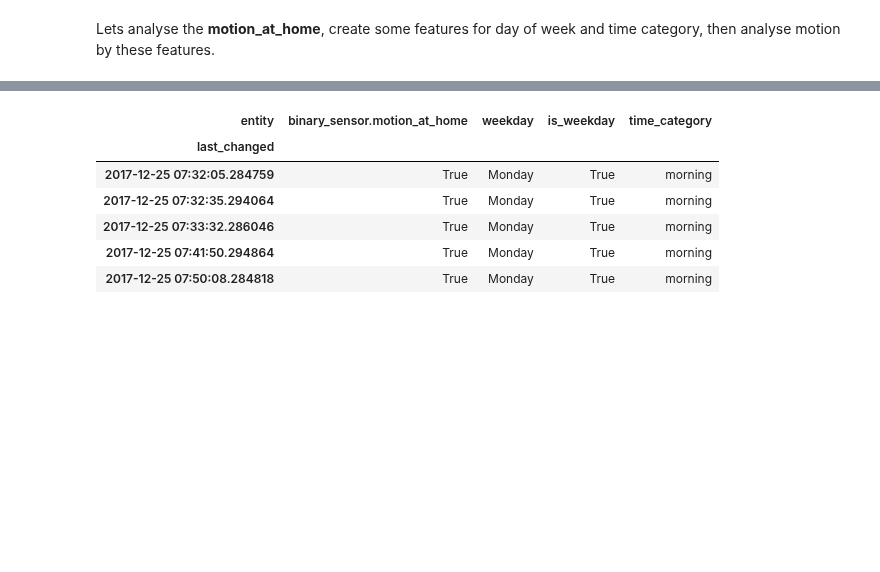
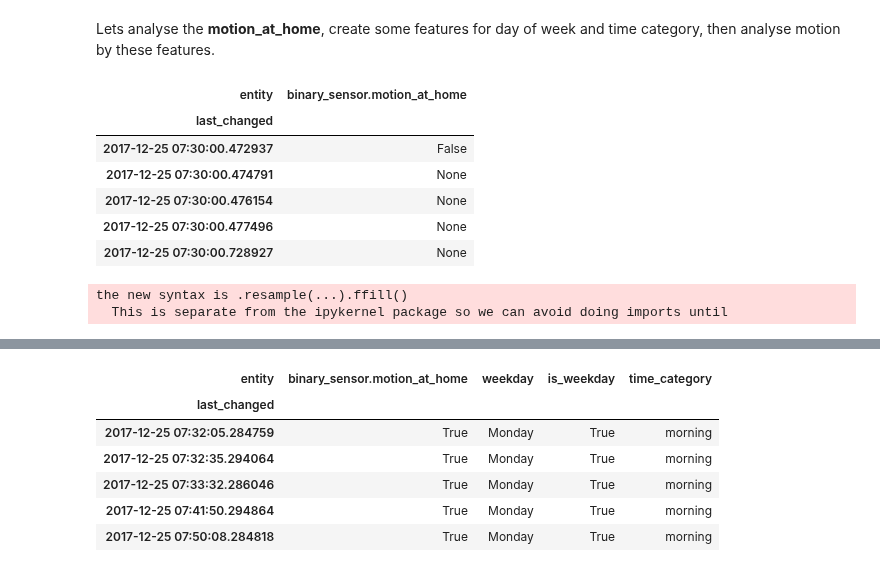
Before and after one commit to robmarkcole/HASS-data-detective, a Jupyter notebook: usage/Usage of detective.ipynb, the cells around one changed output, grey strips where cells are left out. Saved outputs shown, nothing was run; the diff lists cells and outputs as text; code cells hidden in the pictures; blank space fills up the shorter version.

```diff
--- a/usage/Usage of detective.ipynb
+++ b/usage/Usage of detective.ipynb
@@ -157,0 +159,17 @@ motion_df = sensors_binary.data[['binary_sensor.motion_at_home']] # Must pass a
+# %%
+motion_df.head()
+# %% [output]
+| entity | binary_sensor.motion_at_home |
+| last_changed |  |
+| 2017-12-25 07:30:00.472937 | False |
+| 2017-12-25 07:30:00.474791 | None |
+| 2017-12-25 07:30:00.476154 | None |
+| 2017-12-25 07:30:00.477496 | None |
+| 2017-12-25 07:30:00.728927 | None |
+# %%
+# Resample to seconds and forwardfill data
+# Using seconds for resample frequency here
+resampled = motion_df.resample('s', fill_method='ffill')
+# %% [output]
+the new syntax is .resample(...).ffill()
+  This is separate from the ipykernel package so we can avoid doing imports until
```
Also changed, not shown: parts of 18 cells of this notebook, 2 other files.
